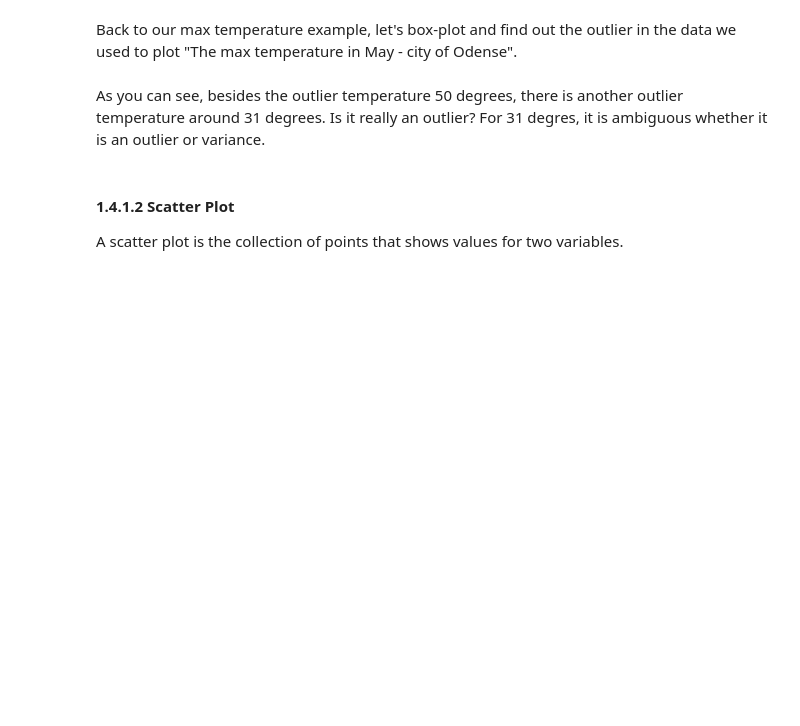
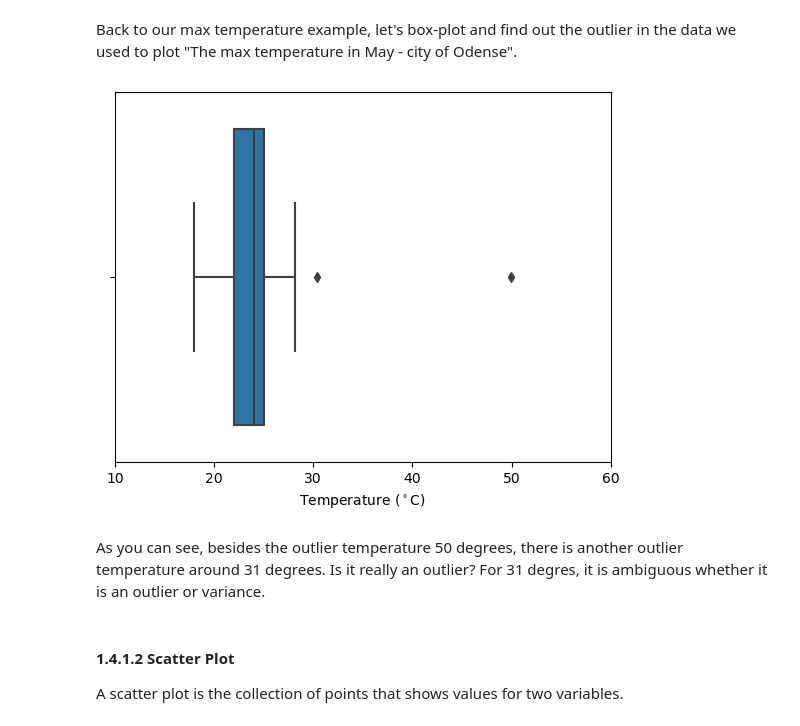
Before and after one commit to UCL-ELEC0136/2-data-processing-Yang-Li86, a Jupyter notebook: 2-data-processing.ipynb, the cells around one changed output. Cells and saved outputs as stored; diff of their text form; code cells hidden in the pictures; blank space fills up the shorter version.

```diff
--- a/2-data-processing.ipynb
+++ b/2-data-processing.ipynb
@@ -578,17 +617,19 @@ Back to our max temperature example, let's box-plot and find out the outlier in
 # %%
 import seaborn as sns
 
 # extract all the data except the last one because it is a NaN, which is missing value.
 # We will see shortly how to deal with missing value.
 
-outlier_dataset = np.array(may_max_temp_3[:-1])
-outlier_year = np.array(year[:-1])
+outlier_dataset = np.array(maximum_temp_of_cities[4])
+outlier_year = np.array(maximum_temp_of_cities[0])
 
 # box plot
-sns.boxplot(outlier_dataset)
-plt.xlabel(r'Temperature ($^\circ$C)')
+sns.boxplot(x = outlier_dataset)
+plt.xlabel('Temperature ($^\circ$C)')
 plt.xlim([10, 60])
 plt.show()
+# %% [output]
+[figure, added]
 # %% [markdown]
 As you can see, besides the outlier temperature 50 degrees, there is another outlier temperature around 31 degrees. Is it really an outlier? For 31 degres, it is ambiguous whether it is an outlier or variance.
 # %% [markdown]
```
Also changed, not shown: parts of 18 cells of this notebook.
